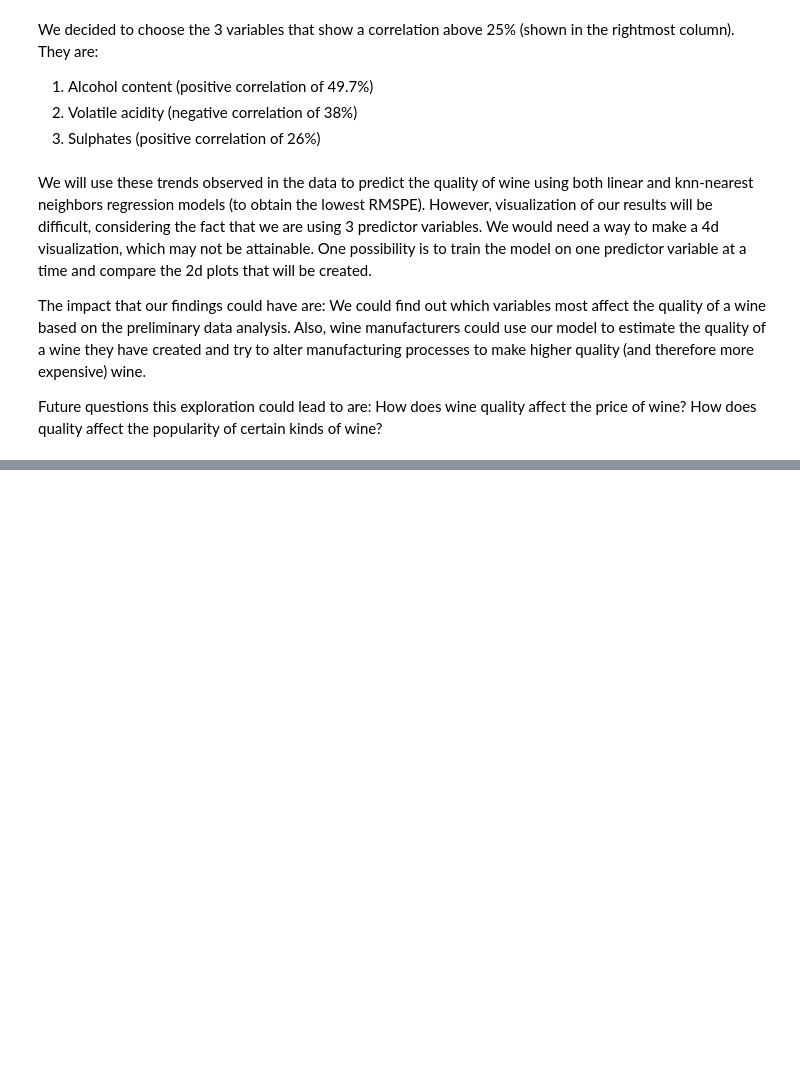
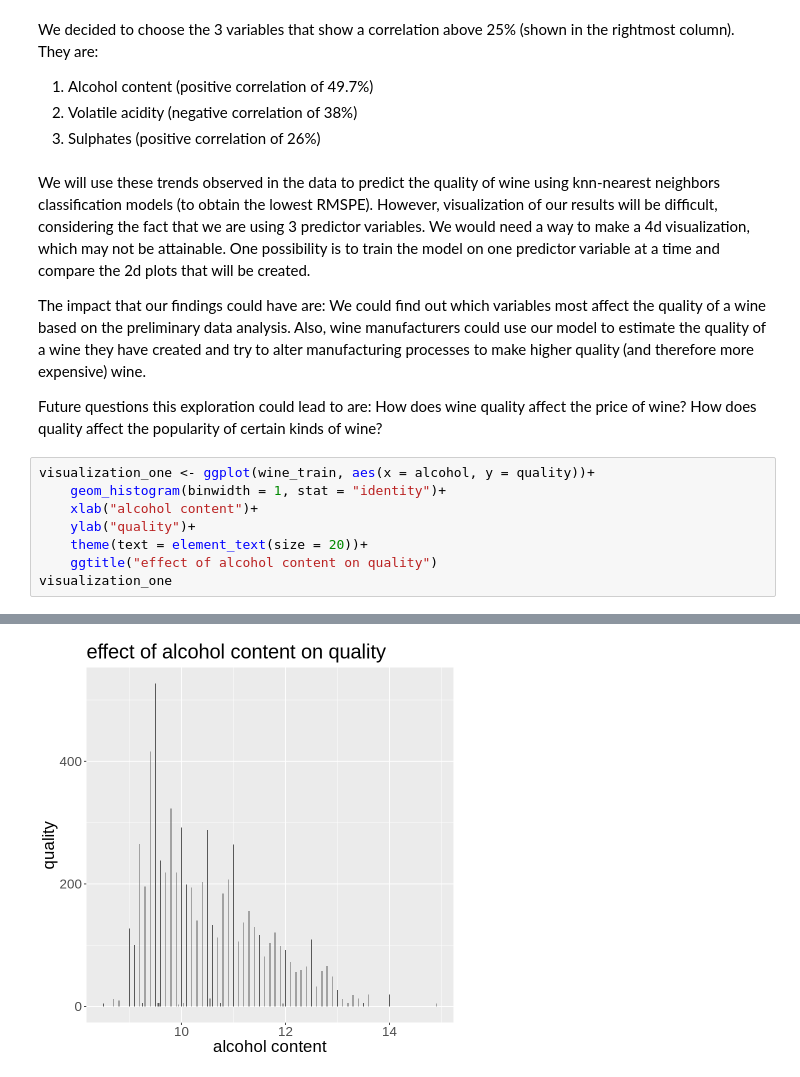
Before and after one commit to owen-smlth/dsci100group44, a Jupyter notebook: groupprojectproposal.ipynb, the cells around one changed output, grey strips where cells are left out. Drawn from its saved outputs; the diff is of its cells as text; blank space fills up the shorter version.

Commit message:
groupproject44
started on visualization

```diff
--- a/groupprojectproposal.ipynb
+++ b/groupprojectproposal.ipynb
@@ -100,7 +114,7 @@ They are:
 3. Sulphates (positive correlation of 26%)
 # %% [markdown]
 
-We will use these trends observed in the data to predict the quality of wine using both linear and knn-nearest neighbors regression models (to obtain the lowest RMSPE). However, visualization of our results will be difficult, considering the fact that we are using 3 predictor variables. We would need a way to make a 4d visualization, which may not be attainable. One possibility is to train the model on one predictor variable at a time and compare the 2d plots that will be created.
+We will use these trends observed in the data to predict the quality of wine using  knn-nearest neighbors classification models (to obtain the lowest RMSPE). However, visualization of our results will be difficult, considering the fact that we are using 3 predictor variables. We would need a way to make a 4d visualization, which may not be attainable. One possibility is to train the model on one predictor variable at a time and compare the 2d plots that will be created.
 
 The impact that our findings could have are:
 We could find out which variables most affect the quality of a wine based on the preliminary data analysis. Also, wine manufacturers could use our model to estimate the quality of a wine they have created and try to alter manufacturing processes to make higher quality (and therefore more expensive) wine.
@@ -108,3 +122,12 @@ We could find out which variables most affect the quality of a wine based on the
 Future questions this exploration could lead to are:
 How does wine quality affect the price of wine?
 How does quality affect the popularity of certain kinds of wine?
+# %%
+visualization_one <- ggplot(wine_train, aes(x = alcohol, y = quality))+
+    geom_histogram(binwidth = 1, stat = "identity")+
+    xlab("alcohol content")+
+    ylab("quality")+
+    theme(text = element_text(size = 20))+
+    ggtitle("effect of alcohol content on quality")
+visualization_one
+# %% [output]
@@ -110,0 +136 @@ How does quality affect the popularity of certain kinds of wine?
+[figure, added]
```
Also changed, not shown: parts of 3 cells of this notebook.
